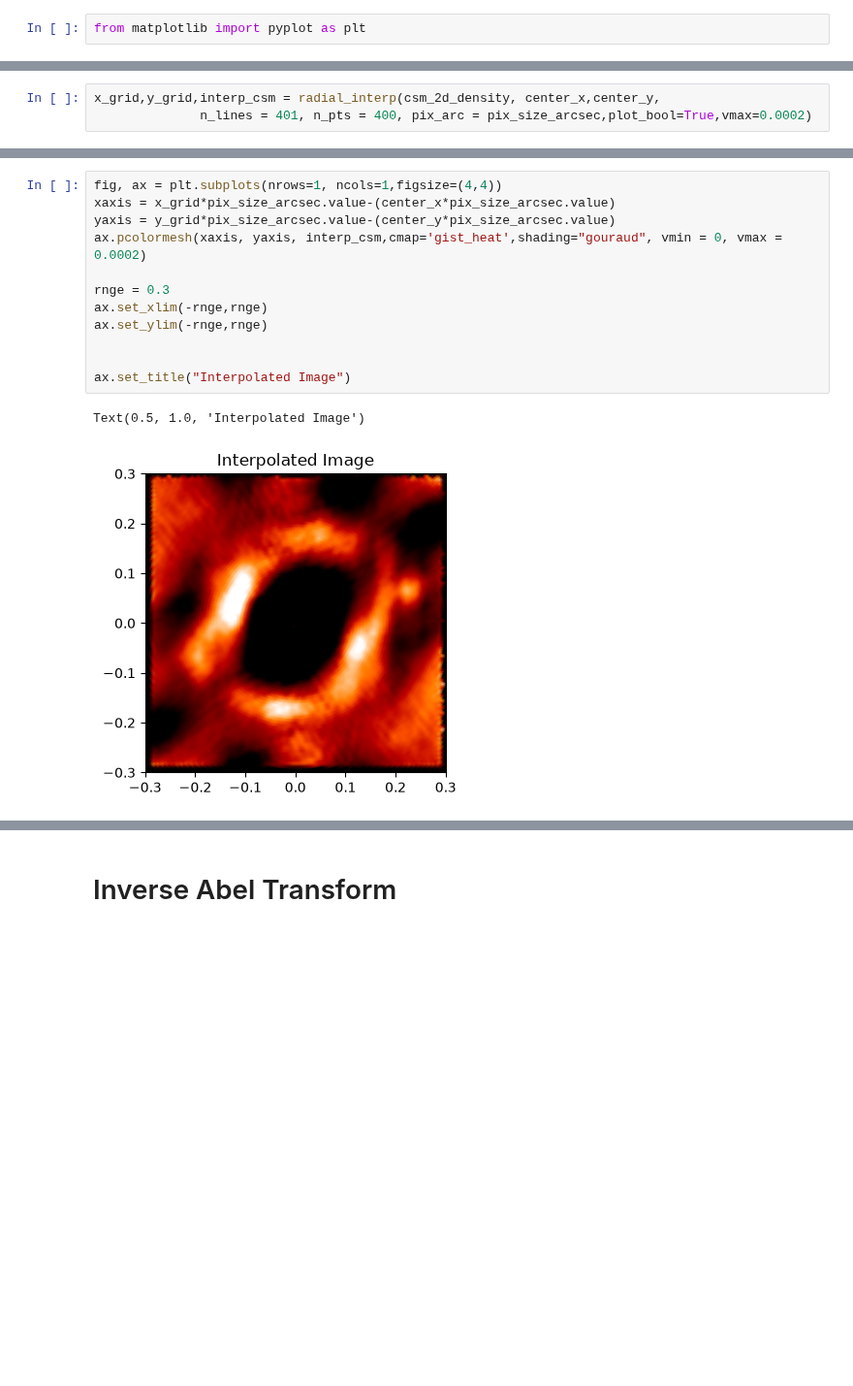
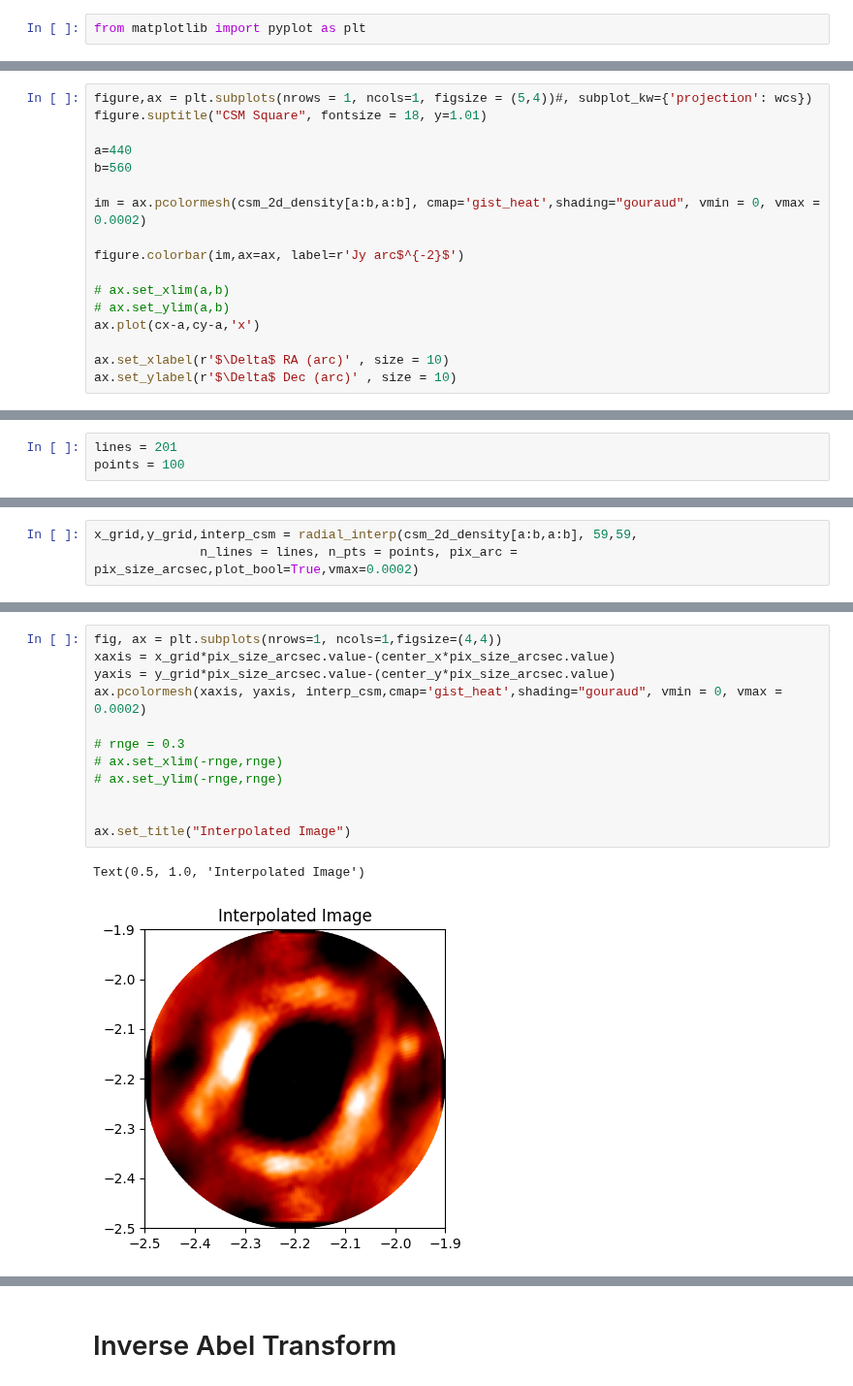
Before and after one commit to imanbeh/csm_pipeline, a Jupyter notebook: medhigh_abel_interpolation_density.ipynb, the cells around one changed output, grey strips where cells are left out. Shown at 97% size. Saved outputs shown, nothing was run; the diff lists cells and outputs as text; blank space fills up the shorter version.

```diff
--- a/medhigh_abel_interpolation_density.ipynb
+++ b/medhigh_abel_interpolation_density.ipynb
@@ -37,0 +58,17 @@ from matplotlib import pyplot as plt
+# %%
+figure,ax = plt.subplots(nrows = 1, ncols=1, figsize = (5,4))#, subplot_kw={'projection': wcs})
+figure.suptitle("CSM Square", fontsize = 18, y=1.01)
+
+a=440
+b=560
+
+im = ax.pcolormesh(csm_2d_density[a:b,a:b], cmap='gist_heat',shading="gouraud", vmin = 0, vmax = 0.0002)
+
+figure.colorbar(im,ax=ax, label=r'Jy arc$^{-2}$')
+
+# ax.set_xlim(a,b)
+# ax.set_ylim(a,b)
+ax.plot(cx-a,cy-a,'x')
+
+ax.set_xlabel(r'$\Delta$ RA (arc)' , size = 10)
+ax.set_ylabel(r'$\Delta$ Dec (arc)' , size = 10)
@@ -67,0 +130,3 @@ $0.005\mathrm{{}^{\prime\prime}}$
+# %%
+lines = 201
+points = 100
@@ -68,4 +137,4 @@ $0.005\mathrm{{}^{\prime\prime}}$
 # %%
-x_grid,y_grid,interp_csm = radial_interp(csm_2d_density, center_x,center_y,
-              n_lines = 401, n_pts = 400, pix_arc = pix_size_arcsec,plot_bool=True,vmax=0.0002)
+x_grid,y_grid,interp_csm = radial_interp(csm_2d_density[a:b,a:b], 59,59,
+              n_lines = lines, n_pts = points, pix_arc = pix_size_arcsec,plot_bool=True,vmax=0.0002)
 # %% [output]
@@ -82,18 +171,18 @@ interp_csm.shape
 # %%
 fig, ax = plt.subplots(nrows=1, ncols=1,figsize=(4,4))
 xaxis = x_grid*pix_size_arcsec.value-(center_x*pix_size_arcsec.value)
 yaxis = y_grid*pix_size_arcsec.value-(center_y*pix_size_arcsec.value)
 ax.pcolormesh(xaxis, yaxis, interp_csm,cmap='gist_heat',shading="gouraud", vmin = 0, vmax = 0.0002)
 
-rnge = 0.3
-ax.set_xlim(-rnge,rnge)
-ax.set_ylim(-rnge,rnge)
+# rnge = 0.3
+# ax.set_xlim(-rnge,rnge)
+# ax.set_ylim(-rnge,rnge)
 
 
 ax.set_title("Interpolated Image")
 # %% [output]
 Text(0.5, 1.0, 'Interpolated Image')
-[figure, old version]
+[figure, new version]
 # %%
 plot_rays(x_grid,y_grid,interp_csm,vmax=0.0002)
 # %% [output]
```
Also changed, not shown: parts of 38 cells of this notebook, 3 other files.
